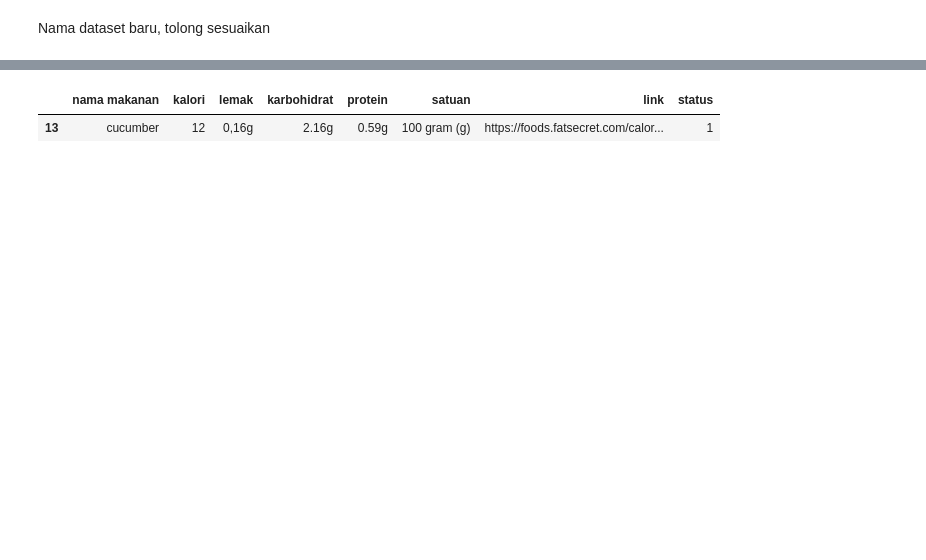
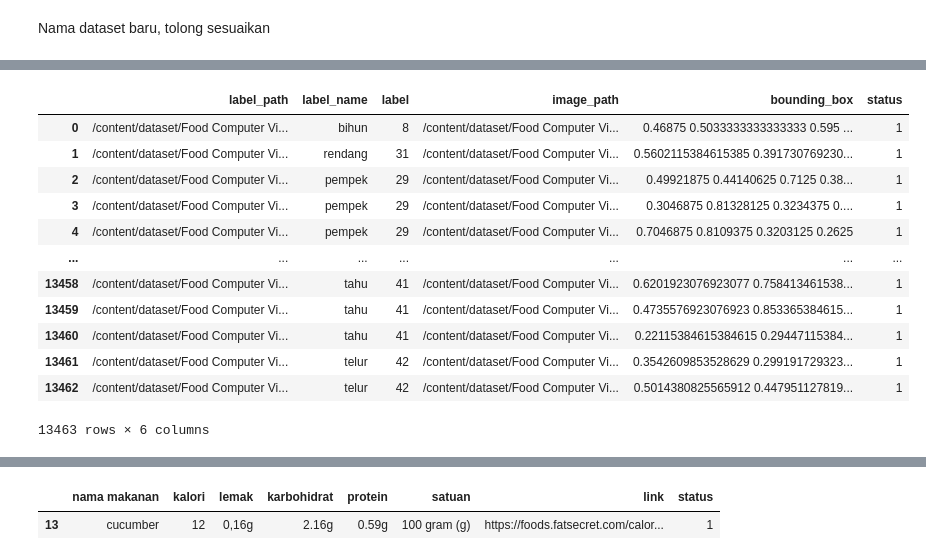
Before and after one commit to Dicoding-Bootcamp-B-10-Group-G004/FAIt_Training, a Jupyter notebook: preprocessing_pipeline.ipynb, the cells around one changed output, grey strips where cells are left out. Cells and saved outputs as stored; diff of their text form; code cells hidden in the pictures; blank space fills up the shorter version.

```diff
--- a/preprocessing_pipeline.ipynb
+++ b/preprocessing_pipeline.ipynb
@@ -465,3 +467,19 @@ datasets_list = get_dataset_list()
 dataset_df_list = all_dataset_to_df(datasets_list)
 # %%
 combined_df = concat_df(dataset_df_list)
+# %%
+dataset_df_list[0]
+# %% [output]
+|  | label_path | label_name | label | image_path | bounding_box | status |
+| 0 | /content/dataset/Food Computer Vi... | bihun | 8 | /content/dataset/Food Computer Vi... | 0.46875 0.5033333333333333 0.595 ... | 1 |
+| 1 | /content/dataset/Food Computer Vi... | rendang | 31 | /content/dataset/Food Computer Vi... | 0.5602115384615385 0.391730769230... | 1 |
+| 2 | /content/dataset/Food Computer Vi... | pempek | 29 | /content/dataset/Food Computer Vi... | 0.49921875 0.44140625 0.7125 0.38... | 1 |
+| 3 | /content/dataset/Food Computer Vi... | pempek | 29 | /content/dataset/Food Computer Vi... | 0.3046875 0.81328125 0.3234375 0.... | 1 |
+| 4 | /content/dataset/Food Computer Vi... | pempek | 29 | /content/dataset/Food Computer Vi... | 0.7046875 0.8109375 0.3203125 0.2625 | 1 |
+| ... | ... | ... | ... | ... | ... | ... |
+| 13458 | /content/dataset/Food Computer Vi... | tahu | 41 | /content/dataset/Food Computer Vi... | 0.6201923076923077 0.758413461538... | 1 |
+| 13459 | /content/dataset/Food Computer Vi... | tahu | 41 | /content/dataset/Food Computer Vi... | 0.4735576923076923 0.853365384615... | 1 |
+| 13460 | /content/dataset/Food Computer Vi... | tahu | 41 | /content/dataset/Food Computer Vi... | 0.22115384615384615 0.29447115384... | 1 |
+| 13461 | /content/dataset/Food Computer Vi... | telur | 42 | /content/dataset/Food Computer Vi... | 0.3542609853528629 0.299191729323... | 1 |
+| 13462 | /content/dataset/Food Computer Vi... | telur | 42 | /content/dataset/Food Computer Vi... | 0.5014380825565912 0.447951127819... | 1 |
+13463 rows × 6 columns
```
Also changed, not shown: parts of 38 cells of this notebook.
